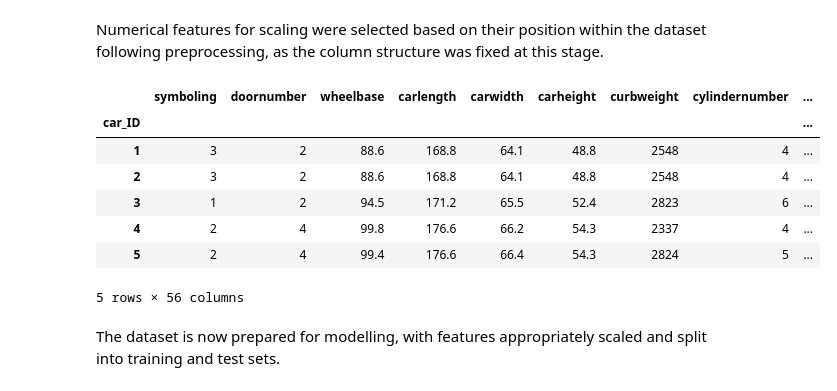
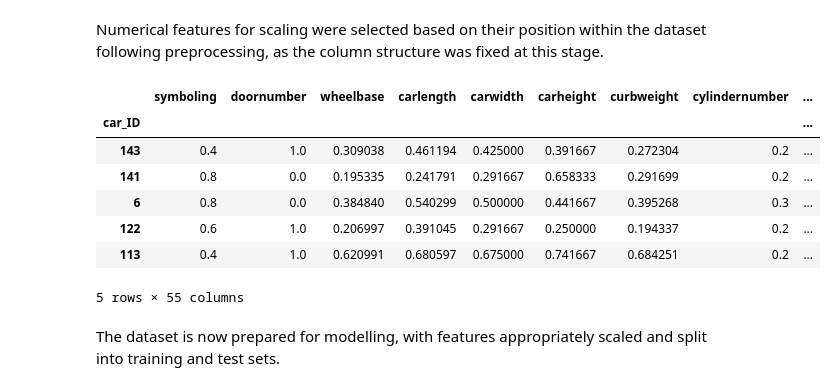
Before and after one commit to DanH2489/vehicle-price-feature-selection-study, a Jupyter notebook: Vehicle_Price_Prediction_Feature_Selection_Study.ipynb, the cells around one changed output. Drawn from its saved outputs; the diff is of its cells as text; code cells hidden in the pictures.

```diff
--- a/Vehicle_Price_Prediction_Feature_Selection_Study.ipynb
+++ b/Vehicle_Price_Prediction_Feature_Selection_Study.ipynb
@@ -321,16 +321,16 @@ X_test[cols_to_scale] = min_max_scaler.transform(X_test[cols_to_scale])
 # %% [markdown]
 Numerical features for scaling were selected based on their position within the dataset following preprocessing, as the column structure was fixed at this stage.
 # %%
-x_1.head()
+X_train.head()
 # %% [output]
 |  | symboling | doornumber | wheelbase | carlength | carwidth | carheight | curbweight | cylindernumber | ... |
 | car_ID |  |  |  |  |  |  |  |  | ... |
-| 1 | 3 | 2 | 88.6 | 168.8 | 64.1 | 48.8 | 2548 | 4 | ... |
-| 2 | 3 | 2 | 88.6 | 168.8 | 64.1 | 48.8 | 2548 | 4 | ... |
-| 3 | 1 | 2 | 94.5 | 171.2 | 65.5 | 52.4 | 2823 | 6 | ... |
-| 4 | 2 | 4 | 99.8 | 176.6 | 66.2 | 54.3 | 2337 | 4 | ... |
-| 5 | 2 | 4 | 99.4 | 176.6 | 66.4 | 54.3 | 2824 | 5 | ... |
+| 143 | 0.4 | 1.0 | 0.309038 | 0.461194 | 0.425000 | 0.391667 | 0.272304 | 0.2 | ... |
+| 141 | 0.8 | 0.0 | 0.195335 | 0.241791 | 0.291667 | 0.658333 | 0.291699 | 0.2 | ... |
+| 6 | 0.8 | 0.0 | 0.384840 | 0.540299 | 0.500000 | 0.441667 | 0.395268 | 0.3 | ... |
+| 122 | 0.6 | 1.0 | 0.206997 | 0.391045 | 0.291667 | 0.250000 | 0.194337 | 0.2 | ... |
+| 113 | 0.4 | 1.0 | 0.620991 | 0.680597 | 0.675000 | 0.741667 | 0.684251 | 0.2 | ... |
-5 rows × 56 columns
+5 rows × 55 columns
 # %% [markdown]
 The dataset is now prepared for modelling, with features appropriately scaled and split into training and test sets.
 # %% [markdown]
```
Also changed, not shown: parts of 3 cells of this notebook.
